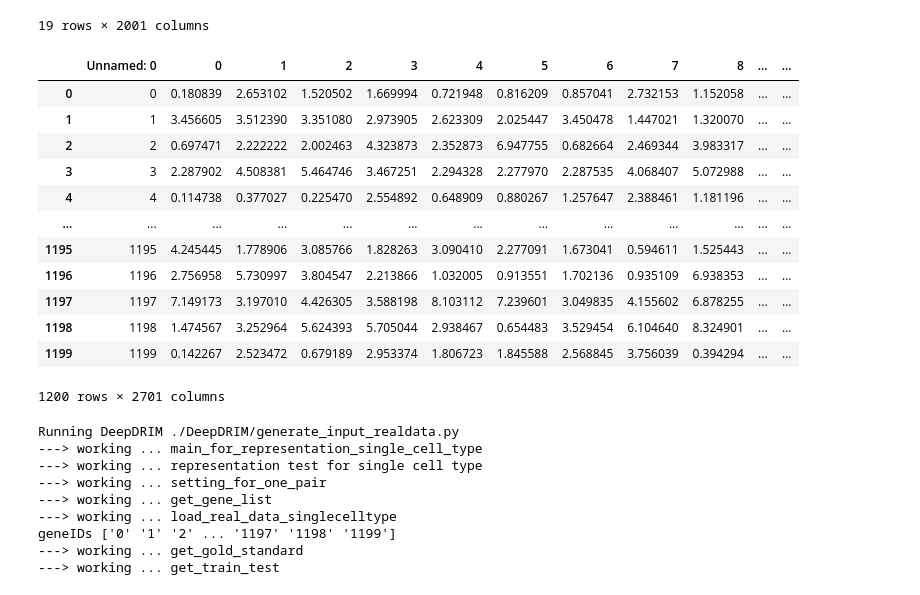
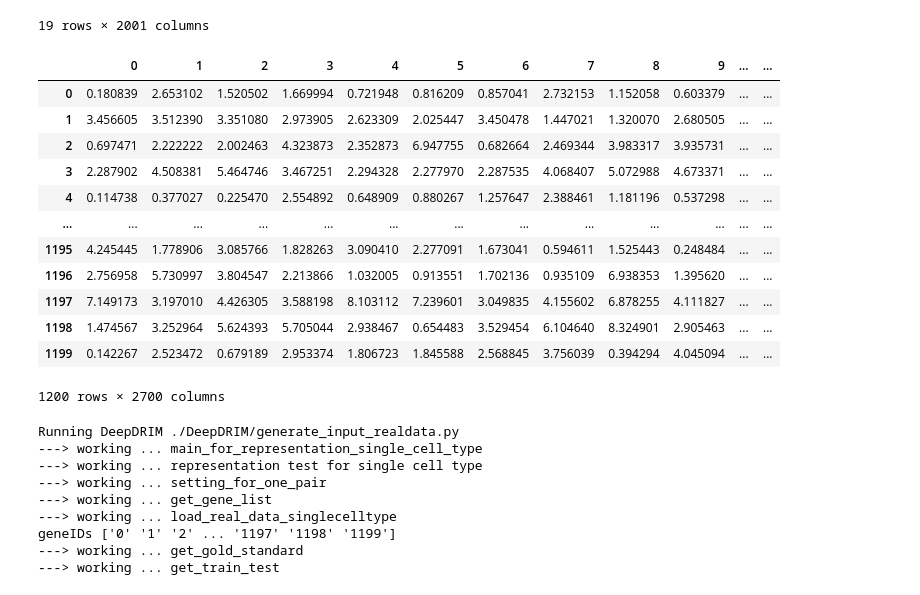
Before and after one commit to ankitbha/dfdl_imputation, a Jupyter notebook: josh_GENIE3_tests.ipynb, the cells around one changed output. Drawn from its saved outputs; the diff is of its cells as text; code cells hidden in the pictures.

```diff
--- a/josh_GENIE3_tests.ipynb
+++ b/josh_GENIE3_tests.ipynb
@@ -77,21 +77,21 @@ pd.read_csv('./Beeline/inputs/example/GSD/ExpressionData.csv')
 | 18 | GATA4 | 2.306592 | 2.017153 | 2.022011 | 2.287799 | 1.698209 | 1.750365 | 2.036602 | 2.245426 | ... |
 19 rows × 2001 columns
 # %%
-pd.read_csv('./imputations/DS3/DS6_expr.csv')
+pd.DataFrame(np.load('./imputations/DS3/DS6_clean.npy'))
 # %% [output]
-|  | Unnamed: 0 | 0 | 1 | 2 | 3 | 4 | 5 | 6 | 7 | 8 | ... | ... |
-| 0 | 0 | 0.180839 | 2.653102 | 1.520502 | 1.669994 | 0.721948 | 0.816209 | 0.857041 | 2.732153 | 1.152058 | ... | ... |
-| 1 | 1 | 3.456605 | 3.512390 | 3.351080 | 2.973905 | 2.623309 | 2.025447 | 3.450478 | 1.447021 | 1.320070 | ... | ... |
-| 2 | 2 | 0.697471 | 2.222222 | 2.002463 | 4.323873 | 2.352873 | 6.947755 | 0.682664 | 2.469344 | 3.983317 | ... | ... |
-| 3 | 3 | 2.287902 | 4.508381 | 5.464746 | 3.467251 | 2.294328 | 2.277970 | 2.287535 | 4.068407 | 5.072988 | ... | ... |
-| 4 | 4 | 0.114738 | 0.377027 | 0.225470 | 2.554892 | 0.648909 | 0.880267 | 1.257647 | 2.388461 | 1.181196 | ... | ... |
+|  | 0 | 1 | 2 | 3 | 4 | 5 | 6 | 7 | 8 | 9 | ... | ... |
+| 0 | 0.180839 | 2.653102 | 1.520502 | 1.669994 | 0.721948 | 0.816209 | 0.857041 | 2.732153 | 1.152058 | 0.603379 | ... | ... |
+| 1 | 3.456605 | 3.512390 | 3.351080 | 2.973905 | 2.623309 | 2.025447 | 3.450478 | 1.447021 | 1.320070 | 2.680505 | ... | ... |
+| 2 | 0.697471 | 2.222222 | 2.002463 | 4.323873 | 2.352873 | 6.947755 | 0.682664 | 2.469344 | 3.983317 | 3.935731 | ... | ... |
+| 3 | 2.287902 | 4.508381 | 5.464746 | 3.467251 | 2.294328 | 2.277970 | 2.287535 | 4.068407 | 5.072988 | 4.673371 | ... | ... |
+| 4 | 0.114738 | 0.377027 | 0.225470 | 2.554892 | 0.648909 | 0.880267 | 1.257647 | 2.388461 | 1.181196 | 0.537298 | ... | ... |
 | ... | ... | ... | ... | ... | ... | ... | ... | ... | ... | ... | ... | ... |
-| 1195 | 1195 | 4.245445 | 1.778906 | 3.085766 | 1.828263 | 3.090410 | 2.277091 | 1.673041 | 0.594611 | 1.525443 | ... | ... |
-| 1196 | 1196 | 2.756958 | 5.730997 | 3.804547 | 2.213866 | 1.032005 | 0.913551 | 1.702136 | 0.935109 | 6.938353 | ... | ... |
-| 1197 | 1197 | 7.149173 | 3.197010 | 4.426305 | 3.588198 | 8.103112 | 7.239601 | 3.049835 | 4.155602 | 6.878255 | ... | ... |
-| 1198 | 1198 | 1.474567 | 3.252964 | 5.624393 | 5.705044 | 2.938467 | 0.654483 | 3.529454 | 6.104640 | 8.324901 | ... | ... |
-| 1199 | 1199 | 0.142267 | 2.523472 | 0.679189 | 2.953374 | 1.806723 | 1.845588 | 2.568845 | 3.756039 | 0.394294 | ... | ... |
+| 1195 | 4.245445 | 1.778906 | 3.085766 | 1.828263 | 3.090410 | 2.277091 | 1.673041 | 0.594611 | 1.525443 | 0.248484 | ... | ... |
+| 1196 | 2.756958 | 5.730997 | 3.804547 | 2.213866 | 1.032005 | 0.913551 | 1.702136 | 0.935109 | 6.938353 | 1.395620 | ... | ... |
+| 1197 | 7.149173 | 3.197010 | 4.426305 | 3.588198 | 8.103112 | 7.239601 | 3.049835 | 4.155602 | 6.878255 | 4.111827 | ... | ... |
+| 1198 | 1.474567 | 3.252964 | 5.624393 | 5.705044 | 2.938467 | 0.654483 | 3.529454 | 6.104640 | 8.324901 | 2.905463 | ... | ... |
+| 1199 | 0.142267 | 2.523472 | 0.679189 | 2.953374 | 1.806723 | 1.845588 | 2.568845 | 3.756039 | 0.394294 | 4.045094 | ... | ... |
-1200 rows × 2701 columns
+1200 rows × 2700 columns
 # %%
 params = [
     '-out_dir', out_dir,
```
Also changed, not shown: 2 other files.
